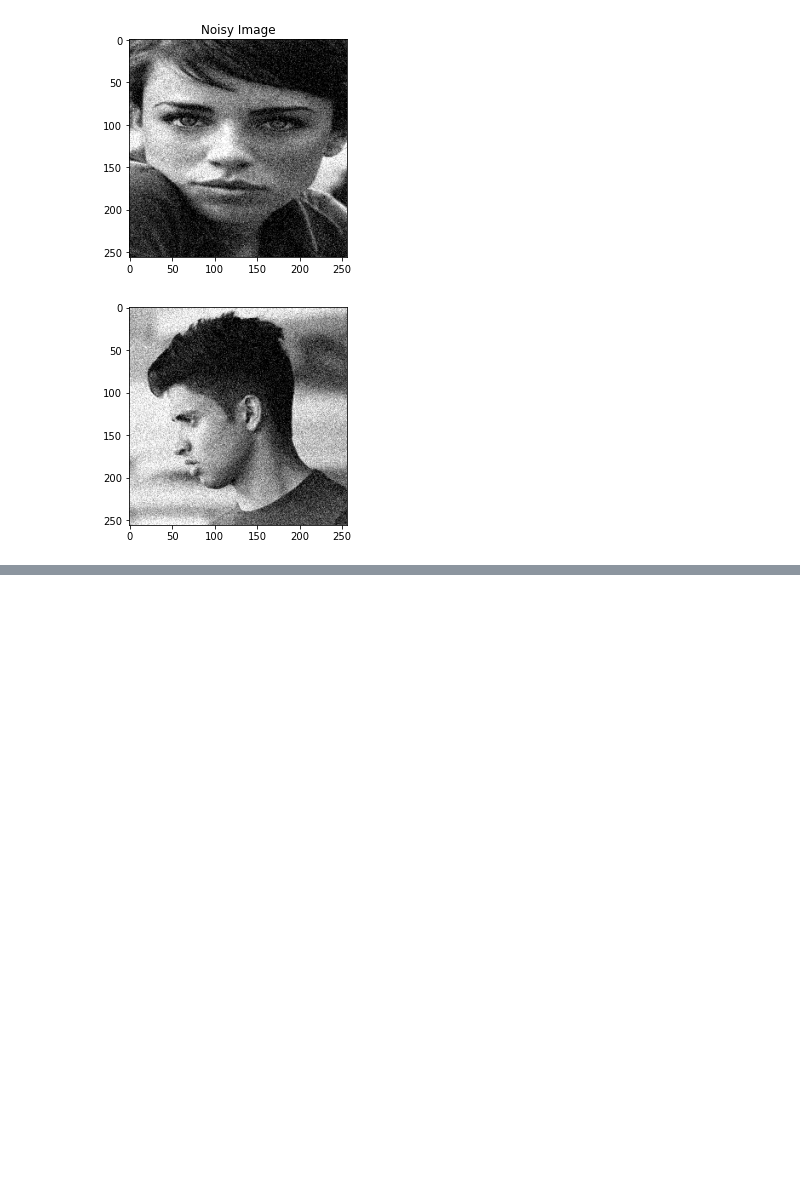
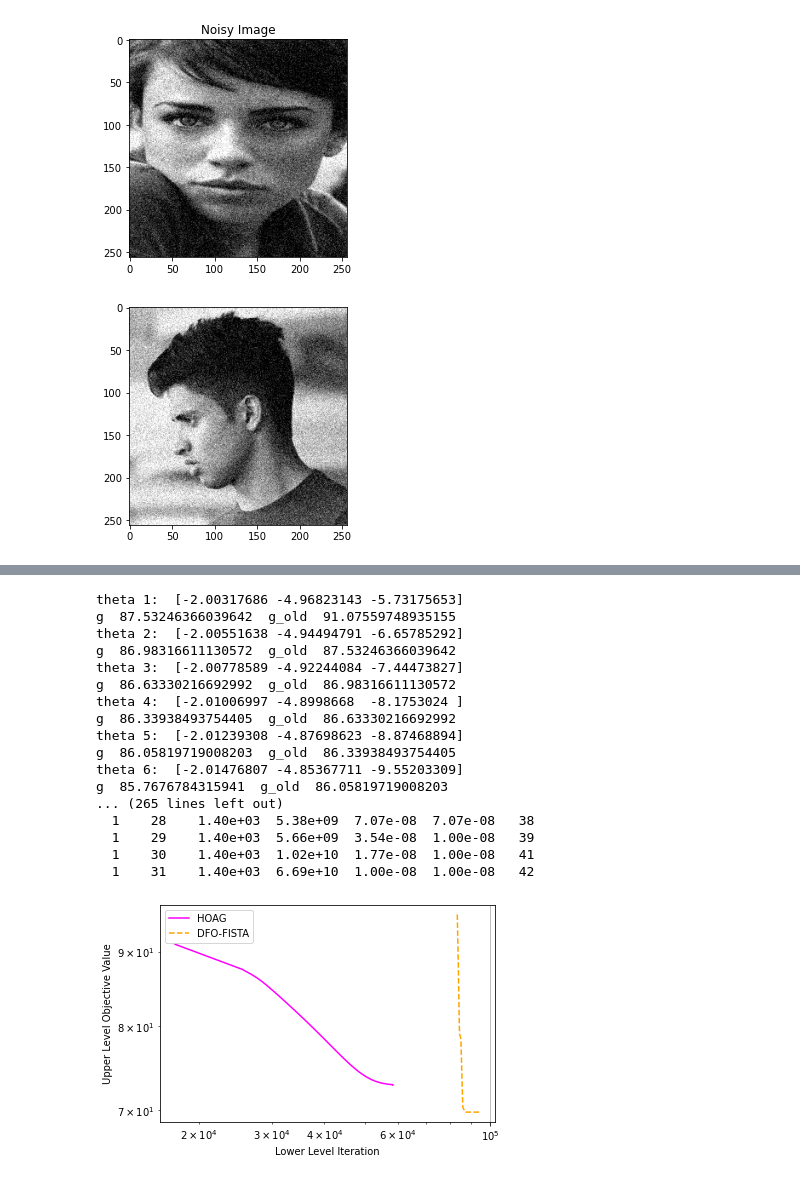
Before and after one commit to MohammadSadeghSalehi/Bilevel, a Jupyter notebook: Codes/Bilevel.ipynb, the cells around one changed output, grey strips where cells are left out. Saved outputs shown, nothing was run; the diff lists cells and outputs as text; code cells hidden in the pictures; blank space fills up the shorter version.

```diff
--- a/Codes/Bilevel.ipynb
+++ b/Codes/Bilevel.ipynb
@@ -1083,0 +1081,62 @@ array([3., 3.])
+# %%
+#Comparign DFO-FISTA with HOAG
+
+path = '/Users/sadegh/Downloads/Humans/256*256'
+
+#np.random.seed(0)
+
+data = np.load(path+ '/' +'Data.npz')
+b = data['X']
+b = b/255
+b = b[:,:,0:20]
+
+A = np.eye(b.shape[1])
+NoisyData = np.load(path+ '/' +'DataNoisy2.npz')
+y = NoisyData['y']
+y = y/255
+x0 = y[:,:,1]
+#np.random.rand(np.shape(b)[0],np.shape(b)[1])
+y = y[:,:,0:20]
+
+
+
+Bilevel1 = HOAG(A, b, y, x0, 0.1, 1.2, -2,-5,-4)
+result = Bilevel1.solver()
+
+print("objective: " + str(Bilevel1.upperObjective[-1]))
+plt.plot(Bilevel1.lowerIter,Bilevel1.upperObjective,color='magenta',label='HOAG')
+plt.xlabel('Lower Level Iteration')
+plt.ylabel('Upper Level Objective Value')
+plt.xscale('log')
+plt.yscale('log')
+
+Bilevel2 = DFO_FISTA(A, b, y, x0, 0.1, 1.2, -2,-5,-4)
+result = Bilevel2.DFO()
+
+plt.plot(Bilevel2.lowerIter,Bilevel2.upperVal,color='orange',label='DFO-FISTA',linestyle='--')
+plt.legend()
+plt.grid(True)
+plt.show()
+# plt.xlabel('Lower Level Iteration')
+# plt.ylabel('Upper Level Objective Value')
+# plt.xscale('log')
+# plt.yscale('log')
+# %% [output]
+theta 1:  [-2.00317686 -4.96823143 -5.73175653]
+g  87.53246366039642  g_old  91.07559748935155
+theta 2:  [-2.00551638 -4.94494791 -6.65785292]
+g  86.98316611130572  g_old  87.53246366039642
+theta 3:  [-2.00778589 -4.92244084 -7.44473827]
+g  86.63330216692992  g_old  86.98316611130572
+theta 4:  [-2.01006997 -4.8998668  -8.1753024 ]
+g  86.33938493754405  g_old  86.63330216692992
+theta 5:  [-2.01239308 -4.87698623 -8.87468894]
+g  86.05819719008203  g_old  86.33938493754405
+theta 6:  [-2.01476807 -4.85367711 -9.55203309]
+g  85.7676784315941  g_old  86.05819719008203
+... (265 lines left out)
+  1    28    1.40e+03  5.38e+09  7.07e-08  7.07e-08   38
+  1    29    1.40e+03  5.66e+09  3.54e-08  1.00e-08   39
+  1    30    1.40e+03  1.02e+10  1.77e-08  1.00e-08   41
+  1    31    1.40e+03  6.69e+10  1.00e-08  1.00e-08   42
+[figure, added]
```
Also changed, not shown: parts of 5 cells of this notebook.
